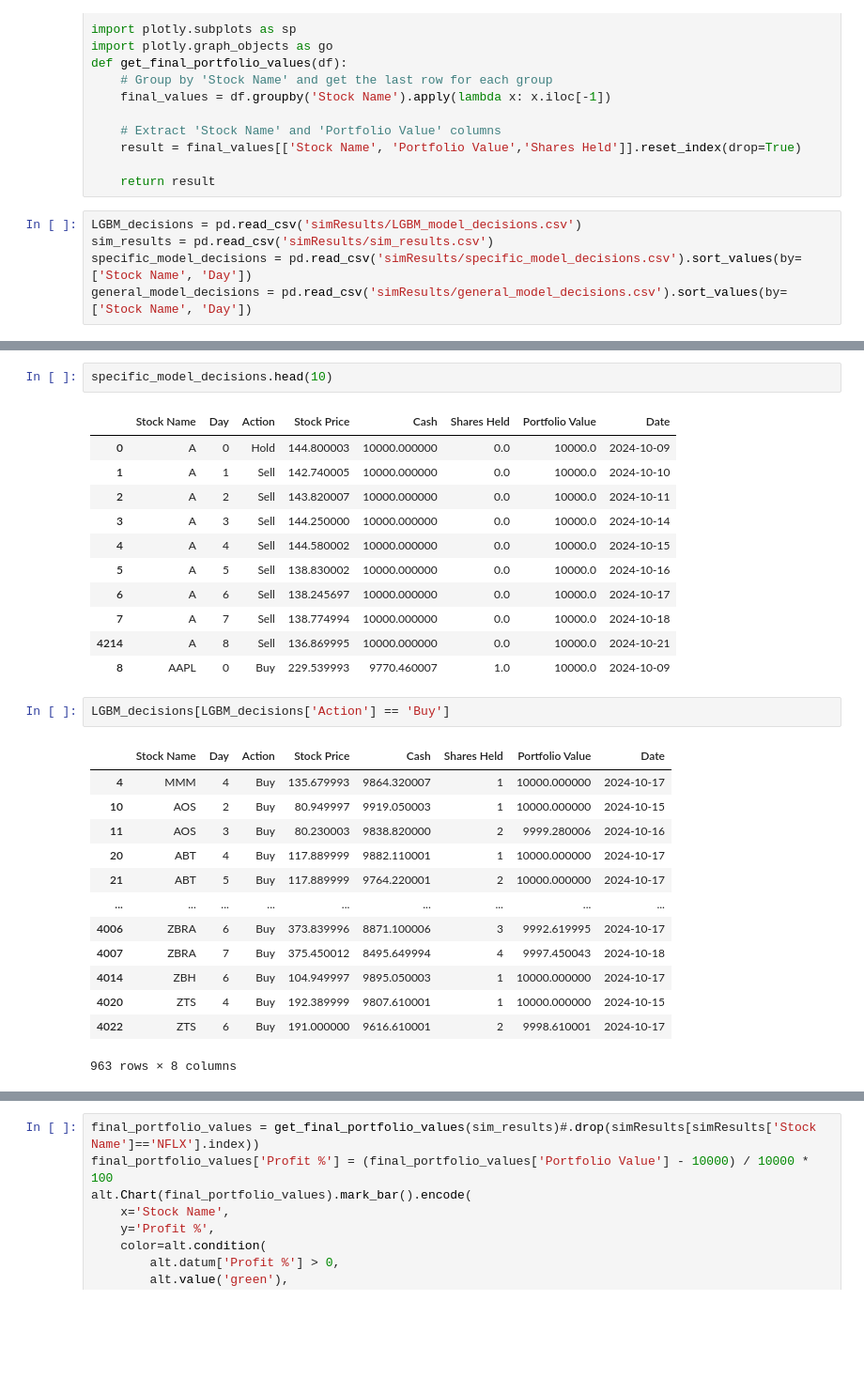
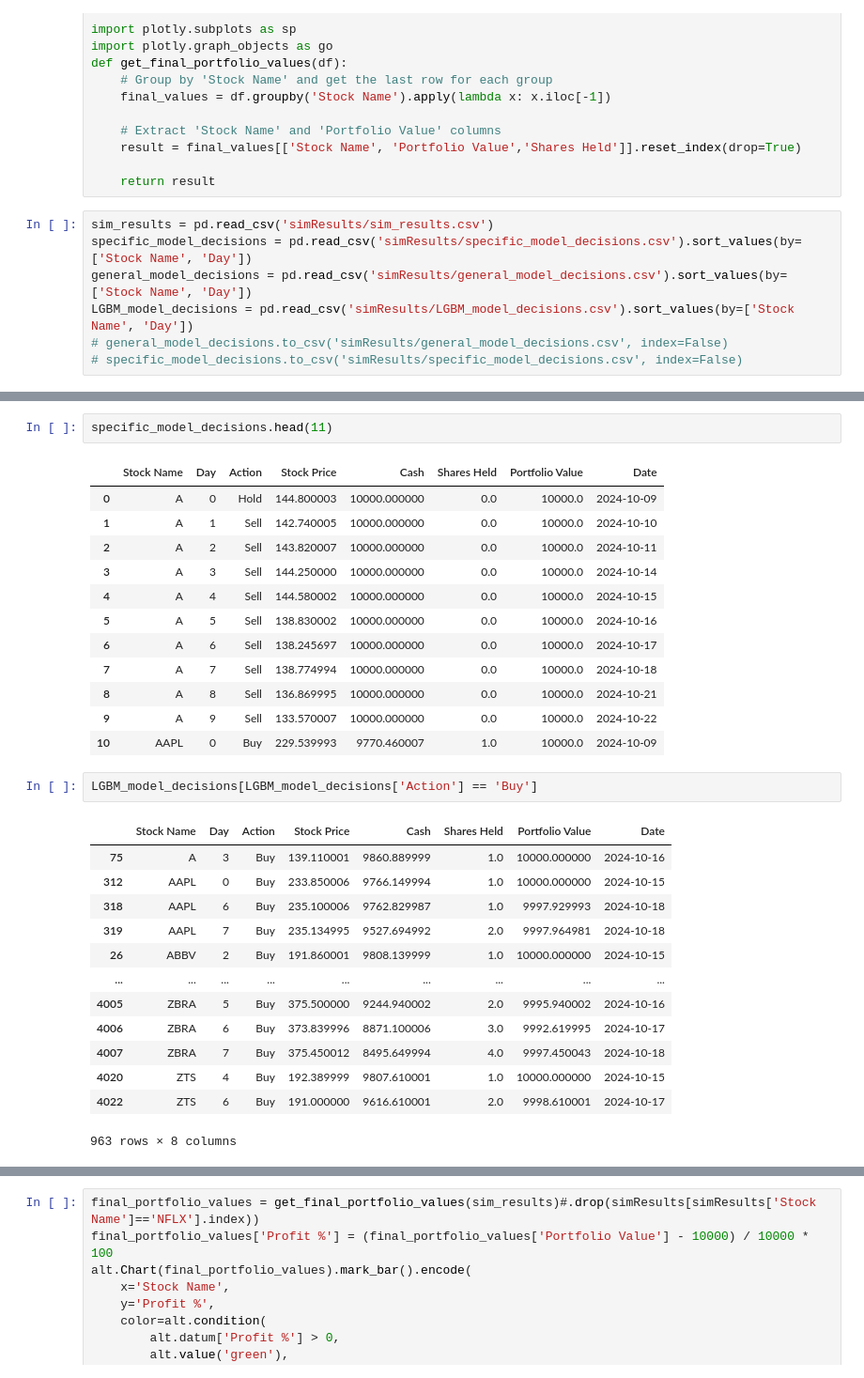
Before and after one commit to uniquedapoet/StockTradingModel, a Jupyter notebook: model_decision_EDA.ipynb, the cells around one changed output, grey strips where cells are left out. Shown at 94% size. Cells and saved outputs as stored; diff of their text form; blank space fills up the shorter version.

```diff
--- a/model_decision_EDA.ipynb
+++ b/model_decision_EDA.ipynb
@@ -28,7 +28,9 @@ def get_final_portfolio_values(df):
 
     return result
 # %%
-LGBM_decisions = pd.read_csv('simResults/LGBM_model_decisions.csv')
 sim_results = pd.read_csv('simResults/sim_results.csv')
 specific_model_decisions = pd.read_csv('simResults/specific_model_decisions.csv').sort_values(by=['Stock Name', 'Day'])
 general_model_decisions = pd.read_csv('simResults/general_model_decisions.csv').sort_values(by=['Stock Name', 'Day'])
+LGBM_model_decisions = pd.read_csv('simResults/LGBM_model_decisions.csv').sort_values(by=['Stock Name', 'Day'])
+# general_model_decisions.to_csv('simResults/general_model_decisions.csv', index=False)
+# specific_model_decisions.to_csv('simResults/specific_model_decisions.csv', index=False)
@@ -35,5 +52,5 @@ general_model_decisions = pd.read_csv('simResults/general_model_decisions.csv').
 # %%
-specific_model_decisions.head(10)
+specific_model_decisions.head(11)
 # %% [output]
 |  | Stock Name | Day | Action | Stock Price | Cash | Shares Held | Portfolio Value | Date |
 | 0 | A | 0 | Hold | 144.800003 | 10000.000000 | 0.0 | 10000.0 | 2024-10-09 |
@@ -44,23 +61,24 @@ specific_model_decisions.head(10)
 | 5 | A | 5 | Sell | 138.830002 | 10000.000000 | 0.0 | 10000.0 | 2024-10-16 |
 | 6 | A | 6 | Sell | 138.245697 | 10000.000000 | 0.0 | 10000.0 | 2024-10-17 |
 | 7 | A | 7 | Sell | 138.774994 | 10000.000000 | 0.0 | 10000.0 | 2024-10-18 |
-| 4214 | A | 8 | Sell | 136.869995 | 10000.000000 | 0.0 | 10000.0 | 2024-10-21 |
-| 8 | AAPL | 0 | Buy | 229.539993 | 9770.460007 | 1.0 | 10000.0 | 2024-10-09 |
+| 8 | A | 8 | Sell | 136.869995 | 10000.000000 | 0.0 | 10000.0 | 2024-10-21 |
+| 9 | A | 9 | Sell | 133.570007 | 10000.000000 | 0.0 | 10000.0 | 2024-10-22 |
+| 10 | AAPL | 0 | Buy | 229.539993 | 9770.460007 | 1.0 | 10000.0 | 2024-10-09 |
 # %%
-LGBM_decisions[LGBM_decisions['Action'] == 'Buy']
+LGBM_model_decisions[LGBM_model_decisions['Action'] == 'Buy']
 # %% [output]
 |  | Stock Name | Day | Action | Stock Price | Cash | Shares Held | Portfolio Value | Date |
-| 4 | MMM | 4 | Buy | 135.679993 | 9864.320007 | 1 | 10000.000000 | 2024-10-17 |
-| 10 | AOS | 2 | Buy | 80.949997 | 9919.050003 | 1 | 10000.000000 | 2024-10-15 |
-| 11 | AOS | 3 | Buy | 80.230003 | 9838.820000 | 2 | 9999.280006 | 2024-10-16 |
-| 20 | ABT | 4 | Buy | 117.889999 | 9882.110001 | 1 | 10000.000000 | 2024-10-17 |
-| 21 | ABT | 5 | Buy | 117.889999 | 9764.220001 | 2 | 10000.000000 | 2024-10-17 |
+| 75 | A | 3 | Buy | 139.110001 | 9860.889999 | 1.0 | 10000.000000 | 2024-10-16 |
+| 312 | AAPL | 0 | Buy | 233.850006 | 9766.149994 | 1.0 | 10000.000000 | 2024-10-15 |
+| 318 | AAPL | 6 | Buy | 235.100006 | 9762.829987 | 1.0 | 9997.929993 | 2024-10-18 |
+| 319 | AAPL | 7 | Buy | 235.134995 | 9527.694992 | 2.0 | 9997.964981 | 2024-10-18 |
+| 26 | ABBV | 2 | Buy | 191.860001 | 9808.139999 | 1.0 | 10000.000000 | 2024-10-15 |
 | ... | ... | ... | ... | ... | ... | ... | ... | ... |
-| 4006 | ZBRA | 6 | Buy | 373.839996 | 8871.100006 | 3 | 9992.619995 | 2024-10-17 |
-| 4007 | ZBRA | 7 | Buy | 375.450012 | 8495.649994 | 4 | 9997.450043 | 2024-10-18 |
-| 4014 | ZBH | 6 | Buy | 104.949997 | 9895.050003 | 1 | 10000.000000 | 2024-10-17 |
-| 4020 | ZTS | 4 | Buy | 192.389999 | 9807.610001 | 1 | 10000.000000 | 2024-10-15 |
-| 4022 | ZTS | 6 | Buy | 191.000000 | 9616.610001 | 2 | 9998.610001 | 2024-10-17 |
+| 4005 | ZBRA | 5 | Buy | 375.500000 | 9244.940002 | 2.0 | 9995.940002 | 2024-10-16 |
+| 4006 | ZBRA | 6 | Buy | 373.839996 | 8871.100006 | 3.0 | 9992.619995 | 2024-10-17 |
+| 4007 | ZBRA | 7 | Buy | 375.450012 | 8495.649994 | 4.0 | 9997.450043 | 2024-10-18 |
+| 4020 | ZTS | 4 | Buy | 192.389999 | 9807.610001 | 1.0 | 10000.000000 | 2024-10-15 |
+| 4022 | ZTS | 6 | Buy | 191.000000 | 9616.610001 | 2.0 | 9998.610001 | 2024-10-17 |
 963 rows × 8 columns
 # %%
 specific_model_decisions[specific_model_decisions['Action']  == 'Buy']
```
Also changed, not shown: parts of 7 cells of this notebook, 7 other files.
